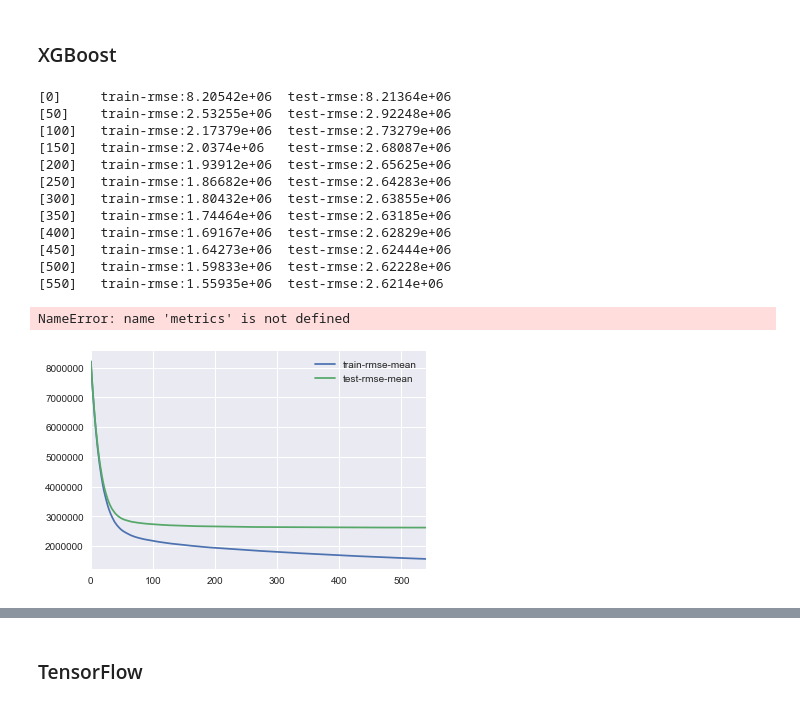
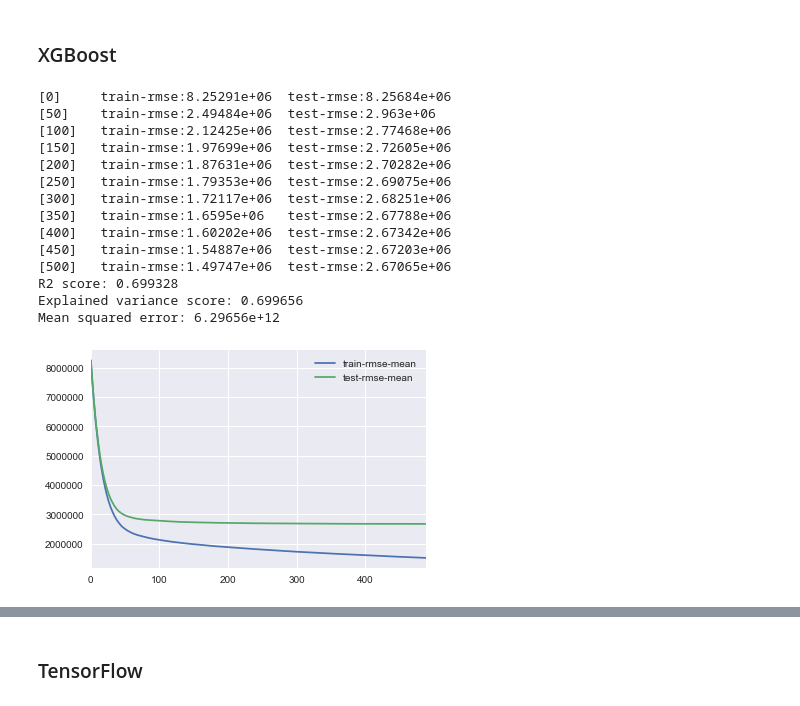
Before and after one commit to Chelimin/sberbank, a Jupyter notebook: MLND_Capstone_ Sberbank_stacking.ipynb, the cells around one changed output, grey strips where cells are left out. Saved outputs shown, nothing was run; the diff lists cells and outputs as text; code cells hidden in the pictures.

```diff
--- a/MLND_Capstone_ Sberbank_v2.ipynb
+++ b/MLND_Capstone_ Sberbank_stacking.ipynb
@@ -138,0 +178,9 @@ for c in x_test.columns:
+# %%
+# Train & evaluate model performance
+def train_and_evaluate(model, X, y):
+    model.fit(X, y)
+    print('Score on training set: {:g}'.format(model.score(X, y)))
+    # k-fold cross validation iterator of 5 folds
+    cv = KFold(X.shape[0], 5, shuffle=True)
+    scores = cross_val_score(model, X, y, cv=cv)
+    print('Score using 5-fold cross-validation: {:g} +/- {:g}'.format(np.mean(scores), np.std(scores)*2))
@@ -138,0 +189,6 @@ for c in x_test.columns:
+# %%
+# Ordinary least squares Linear Regression
+
+from sklearn import linear_model
+clf_lr = linear_model.LinearRegression()
+train_and_evaluate(clf_lr, X_train, y_train.ravel())
@@ -138,0 +250,5 @@ for c in x_test.columns:
+# %%
+# RandomForestRegressor
+
+forest = RandomForestRegressor()
+train_and_evaluate(forest, X_train, y_train)
@@ -138,0 +271,4 @@ for c in x_test.columns:
+# %%
+# Gradient Boosting Regressor
+clf_gb = GradientBoostingRegressor(loss='lad', max_depth=10, n_estimators=100)
+train_and_evaluate(clf_gb, X_train, y_train)
@@ -139,38 +302,43 @@ for c in x_test.columns:
 # %% [markdown]
 ### XGBoost
 # %%
-dtrain = xgb.DMatrix(x_train, y_train)
-dtest = xgb.DMatrix(x_test)
+dtrain = xgb.DMatrix(X_train, y_train)
+dtest = xgb.DMatrix(X_test)
 
 xgb_params = {
     'eta': 0.05,
     'max_depth': 5,
     'subsample': 0.7,
     'colsample_bytree': 0.7,
     'objective': 'reg:linear',
     'eval_metric': 'rmse',
     'silent': 1
 }
 
 cv_output = xgb.cv(xgb_params, dtrain, num_boost_round=1000, early_stopping_rounds=20,
     verbose_eval=50, show_stdv=False)
 cv_output[['train-rmse-mean', 'test-rmse-mean']].plot()
 
 num_boost_rounds = len(cv_output)
-model = xgb.train(dict(xgb_params, silent=0), dtrain, num_boost_round= num_boost_rounds)
-y_pred = model.predict(dtest)
+clf_xgb = xgb.train(dict(xgb_params, silent=0), dtrain, num_boost_round= num_boost_rounds)
+y_pred = clf_xgb.predict(dtest)
+
+print('R2 score: {:g}'.format(metrics.r2_score(y_test, y_pred)))
+print('Explained variance score: {:g}'.format(metrics.explained_variance_score(y_test, y_pred)))
+print('Mean squared error: {:g}'.format(metrics.mean_squared_error(y_test, y_pred)))
 # %% [output]
-[0]     train-rmse:8.20542e+06  test-rmse:8.21364e+06
-[50]    train-rmse:2.53255e+06  test-rmse:2.92248e+06
-[100]   train-rmse:2.17379e+06  test-rmse:2.73279e+06
-[150]   train-rmse:2.0374e+06   test-rmse:2.68087e+06
-[200]   train-rmse:1.93912e+06  test-rmse:2.65625e+06
-[250]   train-rmse:1.86682e+06  test-rmse:2.64283e+06
-[300]   train-rmse:1.80432e+06  test-rmse:2.63855e+06
-[350]   train-rmse:1.74464e+06  test-rmse:2.63185e+06
-[400]   train-rmse:1.69167e+06  test-rmse:2.62829e+06
-[450]   train-rmse:1.64273e+06  test-rmse:2.62444e+06
-[500]   train-rmse:1.59833e+06  test-rmse:2.62228e+06
-[550]   train-rmse:1.55935e+06  test-rmse:2.6214e+06
+[0]     train-rmse:8.25291e+06  test-rmse:8.25684e+06
+[50]    train-rmse:2.49484e+06  test-rmse:2.963e+06
+[100]   train-rmse:2.12425e+06  test-rmse:2.77468e+06
+[150]   train-rmse:1.97699e+06  test-rmse:2.72605e+06
+[200]   train-rmse:1.87631e+06  test-rmse:2.70282e+06
+[250]   train-rmse:1.79353e+06  test-rmse:2.69075e+06
+[300]   train-rmse:1.72117e+06  test-rmse:2.68251e+06
+[350]   train-rmse:1.6595e+06   test-rmse:2.67788e+06
+[400]   train-rmse:1.60202e+06  test-rmse:2.67342e+06
+[450]   train-rmse:1.54887e+06  test-rmse:2.67203e+06
+[500]   train-rmse:1.49747e+06  test-rmse:2.67065e+06
+R2 score: 0.699328
+Explained variance score: 0.699656
+Mean squared error: 6.29656e+12
-NameError: name 'metrics' is not defined
-[figure, old version]
+[figure, new version]
```
Also changed, not shown: parts of 45 cells of this notebook, 3 other files.
